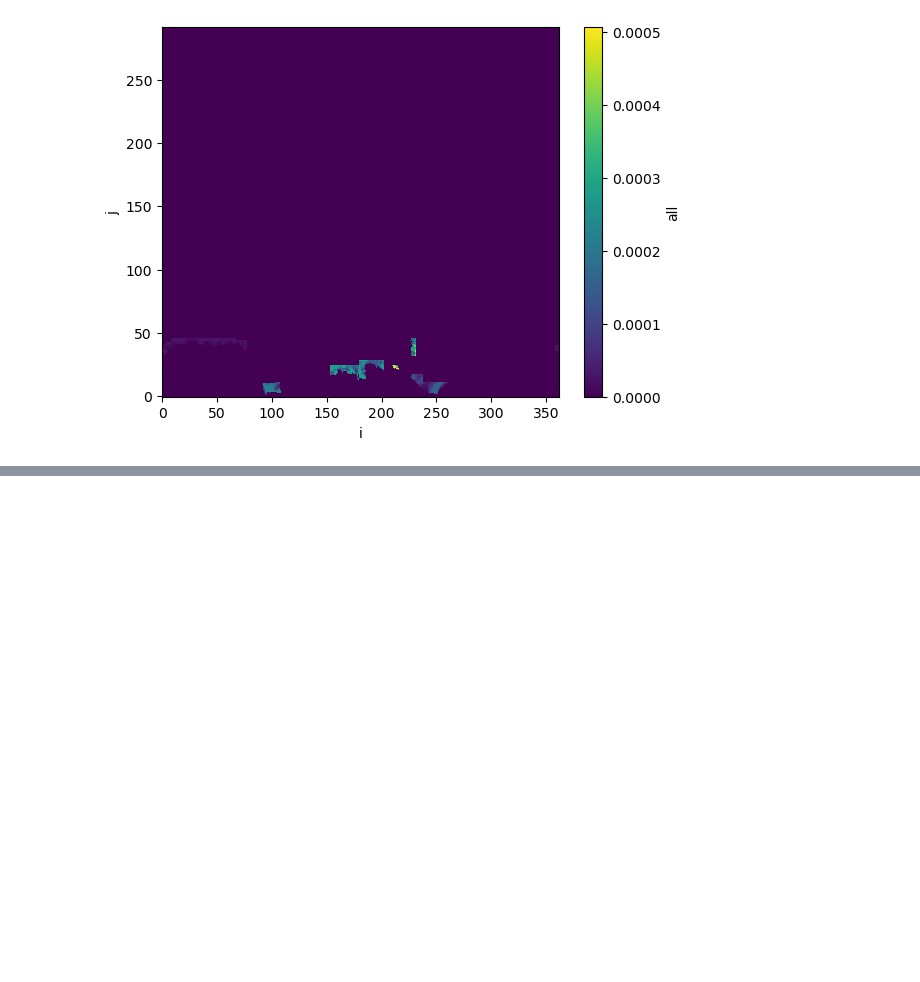
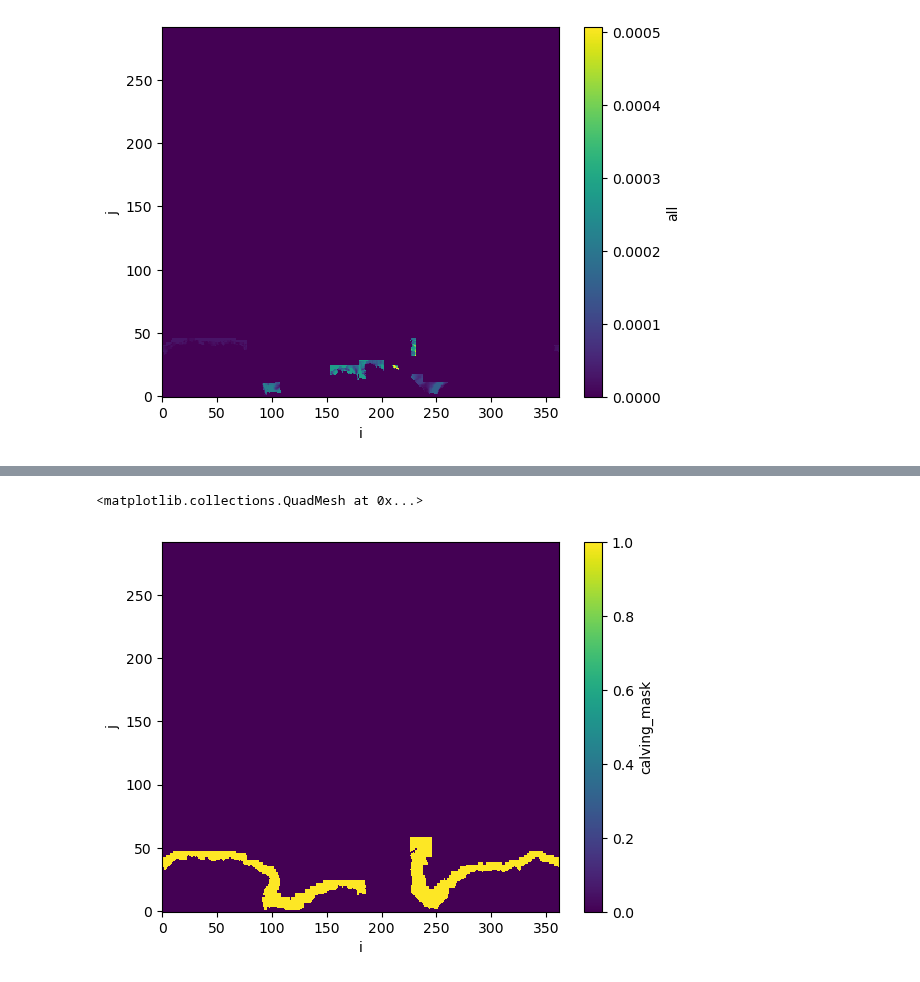
Before and after one commit to evevadeli/ece-interactive-fwf, a Jupyter notebook: runtime/classic/fwf/interactive/notebooks/fwf_distribution.ipynb, the cells around one changed output, grey strips where cells are left out. Cells and saved outputs as stored; diff of their text form; code cells hidden in the pictures; blank space fills up the shorter version.

```diff
--- a/runtime/classic/fwf/interactive/notebooks/fwf_distribution.ipynb
+++ b/runtime/classic/fwf/interactive/notebooks/fwf_distribution.ipynb
@@ -448,0 +485,7 @@ ds_basal_melt_distribution['all'].plot.pcolormesh()
+# %%
+mask=calving_mask.calving_mask>0
+# %%
+mask.plot.pcolormesh()
+# %% [output]
+<matplotlib.collections.QuadMesh at 0x...>
+[figure, added]
```
Also changed, not shown: parts of 18 cells of this notebook, 6 other files.
